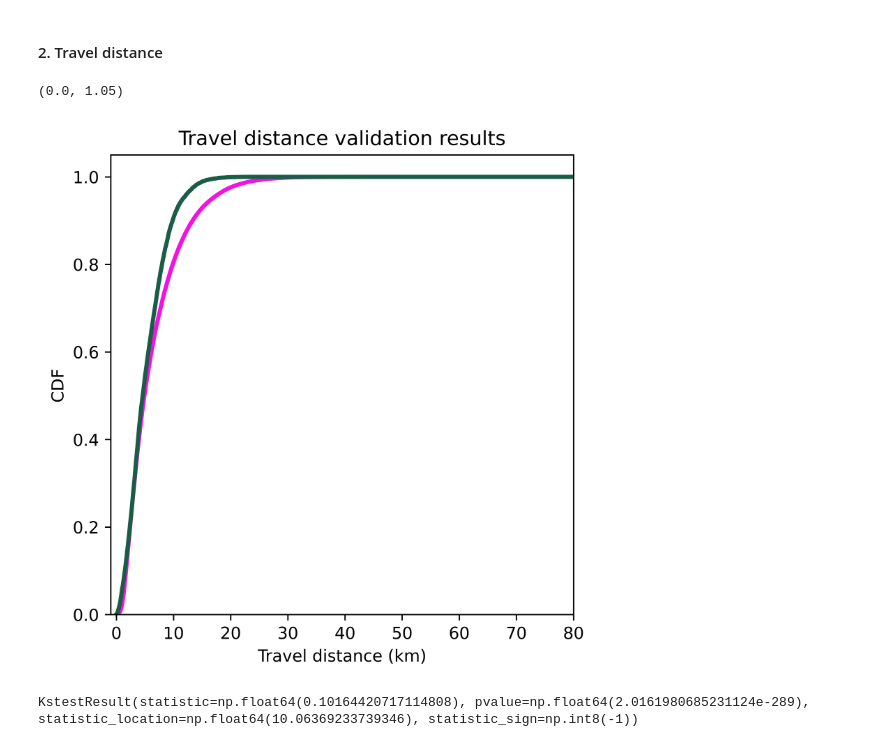
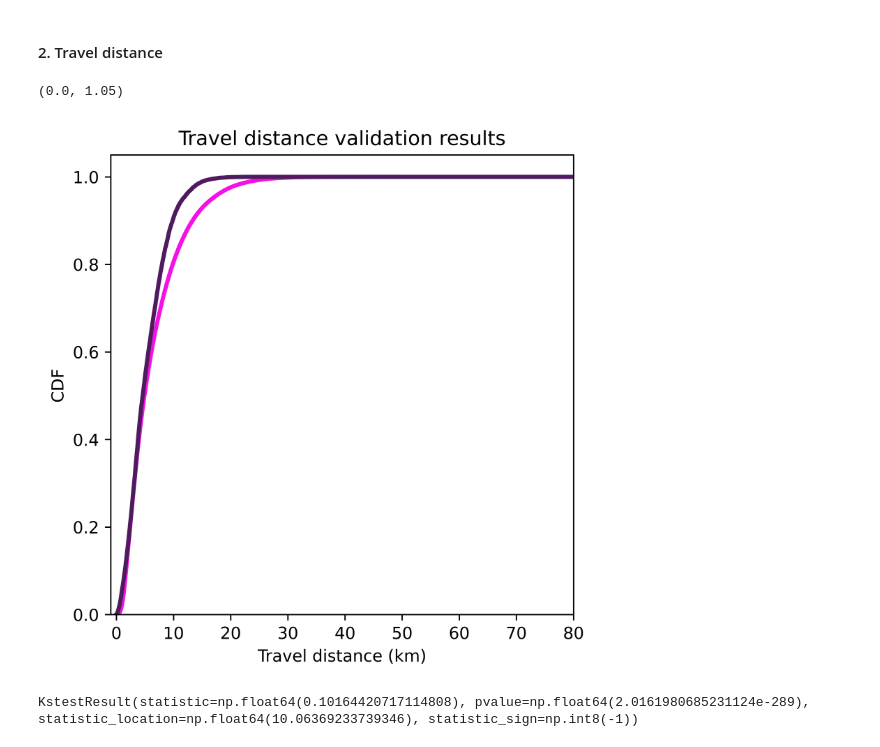
Before and after one commit to jesuslovesyiyi/Global-road-network-resilience, a Jupyter notebook: analysis/05_Validation.ipynb, the cells around one changed output. Cells and saved outputs as stored; diff of their text form; code cells hidden in the pictures.

```diff
--- a/analysis/05_Validation.ipynb
+++ b/analysis/05_Validation.ipynb
@@ -1730,35 +1730,35 @@ max_km = 80
 
 fig = plt.figure(dpi=1000, figsize=(5,5))
 ax = fig.add_subplot(111)
 # Ground truth data
 ax.plot(True_df["traveled_distance_km"], True_df["traveled_distance_km_cusum"], label="Truth", color="#f511e6", linewidth=2.5)
 plt.ylabel("CDF")
 plt.xlabel("Travel distance (km)")
 plt.title("Travel distance validation results")
 
 # Simulation
 x_series = pd.concat(
     [
         Sim_df["route_dist_km"],
         pd.Series(range(round(Sim_df["route_dist_km"].max()), max_minutes))
     ],
     ignore_index=True
 )
 
 cdf_series = pd.concat(
     [
         Sim_df["route_dist_km_cusum"],
         pd.Series([1] * pd.Series(range(round(Sim_df["route_dist_km"].max()), max_minutes)).shape[0])
     ],
     ignore_index=True
 )
-ax.plot(x_series, cdf_series, color="#1a5d46", linewidth=2.5)
+ax.plot(x_series, cdf_series, color="#4e1c5e", linewidth=2.5)
 
 plt.xlim(-1, max_km)
 plt.ylim(0, 1.05)
 # %% [output]
 (0.0, 1.05)
-[figure, old version]
+[figure, new version]
 # %%
 from scipy.stats import ks_2samp
 sample1 = []
```
